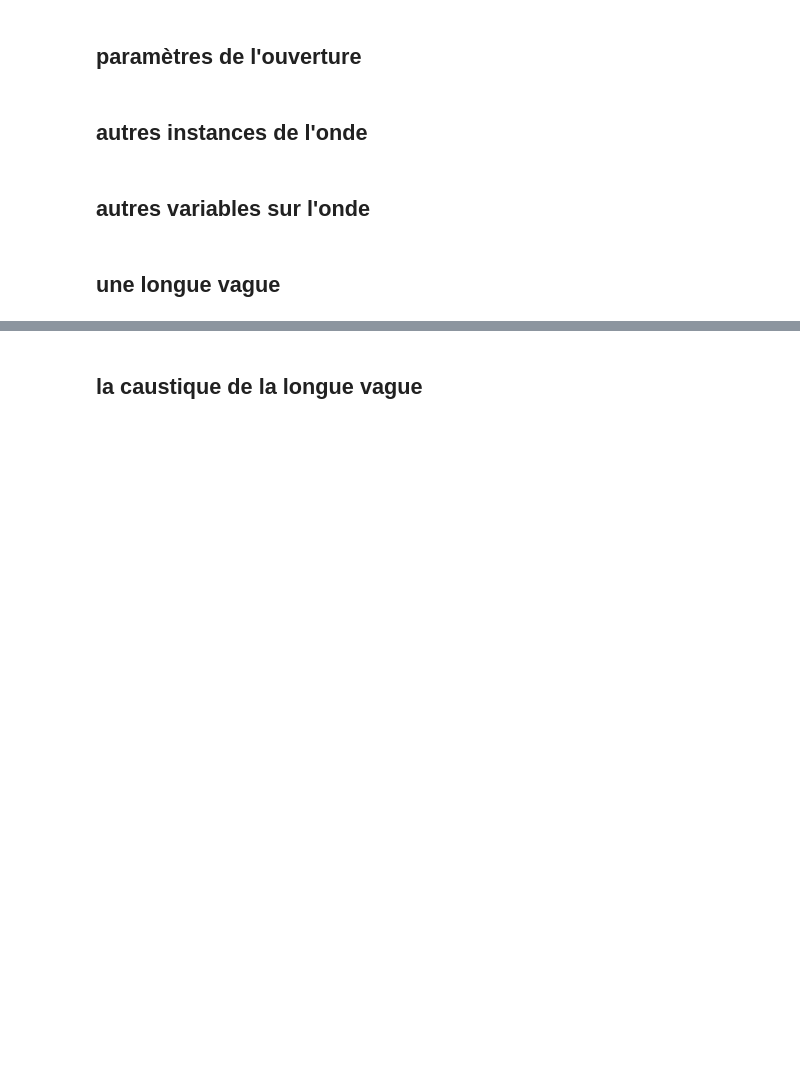
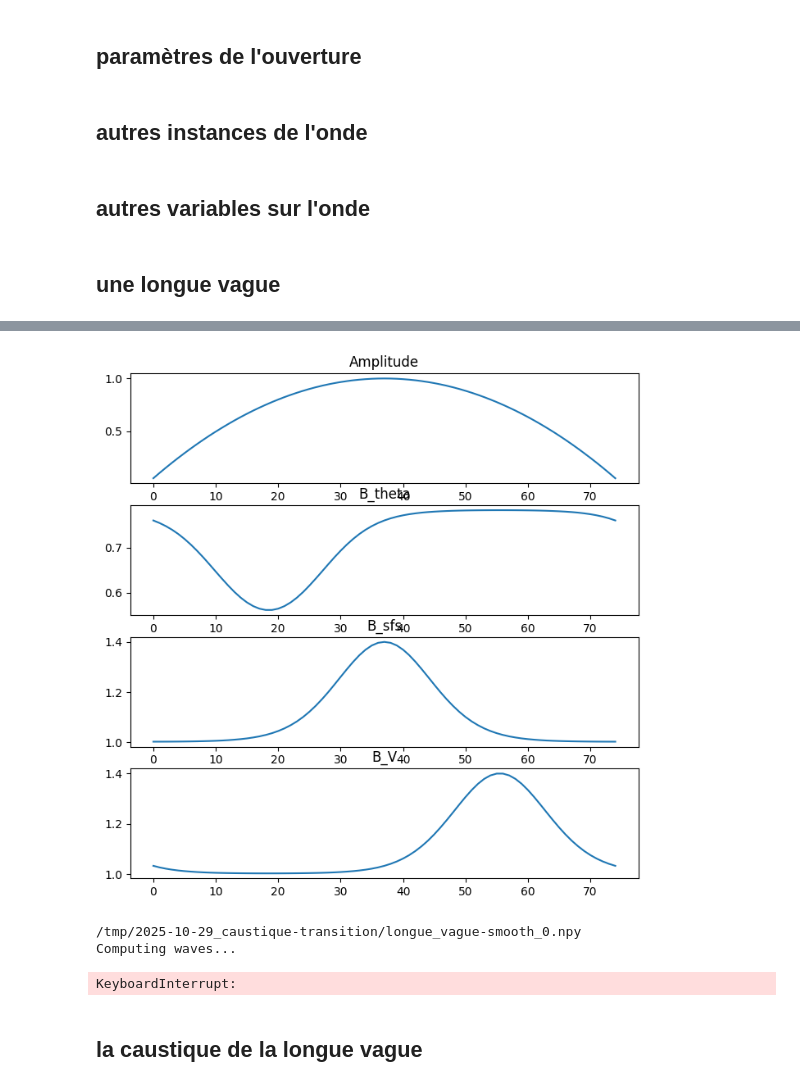
Before and after one commit to NaturalPatterns/2020_caustiques, a Jupyter notebook: 2025-10-29_caustique-transition.ipynb, the cells around one changed output, grey strips where cells are left out. Cells and saved outputs as stored; diff of their text form; code cells hidden in the pictures; blank space fills up the shorter version.

```diff
--- a/2025-10-29_caustique-transition.ipynb
+++ b/2025-10-29_caustique-transition.ipynb
@@ -594,14 +625,32 @@ c.opt
+# %%
+# N_wave = 4 * PRECISION
+# N_wave = 5
+N_wave = 25
+N_wave = 50
+N_wave = 75
+amplitude = 1 - np.linspace(-1, 1, N_wave+2)[1:-1]**2
+modul = 0.4
+kappa = 2.5 # dispersion of the modulation
+B_thetas = c.opt.B_theta / ( 1 + modul * np.exp(kappa * (np.cos((np.linspace(0, 1, N_wave)-.25)*2*np.pi) -1) ))
+B_sfs = c.opt.B_sf * ( 1 + modul * np.exp(kappa * (np.cos((np.linspace(0, 1, N_wave)-.50)*2*np.pi) -1) ))
+B_Vs = c.opt.B_V * ( 1 + modul * np.exp(kappa * (np.cos((np.linspace(0, 1, N_wave)-.75)*2*np.pi) -1) ))
+# sf_0s = c.opt.sf_0 / ( 1 + modul * np.exp(kappa * (np.cos((np.linspace(0, 1, N_wave)-.75)*2*np.pi) ) ))
+# %%
+fig, ax = plt.subplots(4, 1, figsize=(8, 8))
+ax[0].plot(amplitude)
+ax[0].set_title('Amplitude')
+ax[1].plot(B_thetas)
+ax[1].set_title('B_theta')
+ax[2].plot(B_sfs)
+ax[2].set_title('B_sfs')
+ax[3].plot(B_Vs)
+ax[3].set_title('B_V')
+# ax[3].plot(sf_0s)
+# ax[3].set_title('sf_0')
+plt.show()
+# %% [output]
+[figure, added]
 # %%
-# N_wave = 4 * PRECISION
-# N_wave = 5
-N_wave = 25
-N_wave = 50
-N_wave = 75
-amplitude = 1 - np.linspace(-1, 1, N_wave+2)[1:-1]**2
-modul = 0.4
-B_thetas = c.opt.B_theta / ( 1 + modul * np.exp(-.5 * (np.linspace(0, 1, N_wave)-.25)**2 / .25**2 ) ) # TODO : use von mises
-sf_0s = c.opt.sf_0 / ( 1 + modul * np.exp(-.5 * (np.linspace(0, 1, N_wave)-.75)**2 / .25**2 ) )
-B_sfs = c.opt.B_sf * ( 1 + modul * np.exp(-.5 * (np.linspace(0, 1, N_wave)-.5)**2 / .25**2 ) )
 
 c_chunk = Caustique(init())
 print(f'{c.cachepath}/{c.opt.tag}_vague-smooth_0.npy')
@@ -640,6 +689,10 @@ for i_wave in trange(N_wave):
         del z_smooth
         del z_update
 del smooth
+# %% [output]
+/tmp/2025-10-29_caustique-transition/longue_vague-smooth_0.npy
+Computing waves...
+KeyboardInterrupt:
 # %%
 print(c.opt)
 # %%
```
Also changed, not shown: parts of 11 cells of this notebook, 1 other file.
